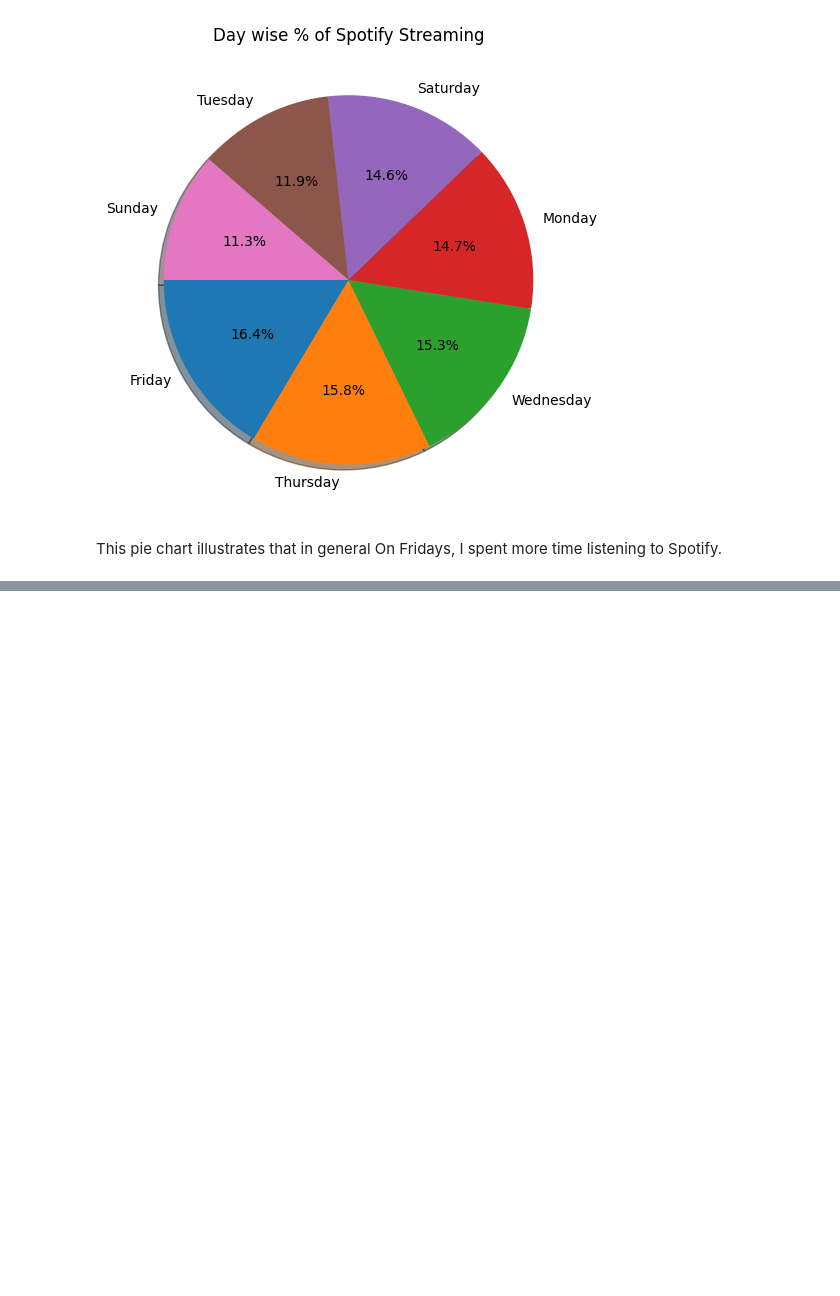
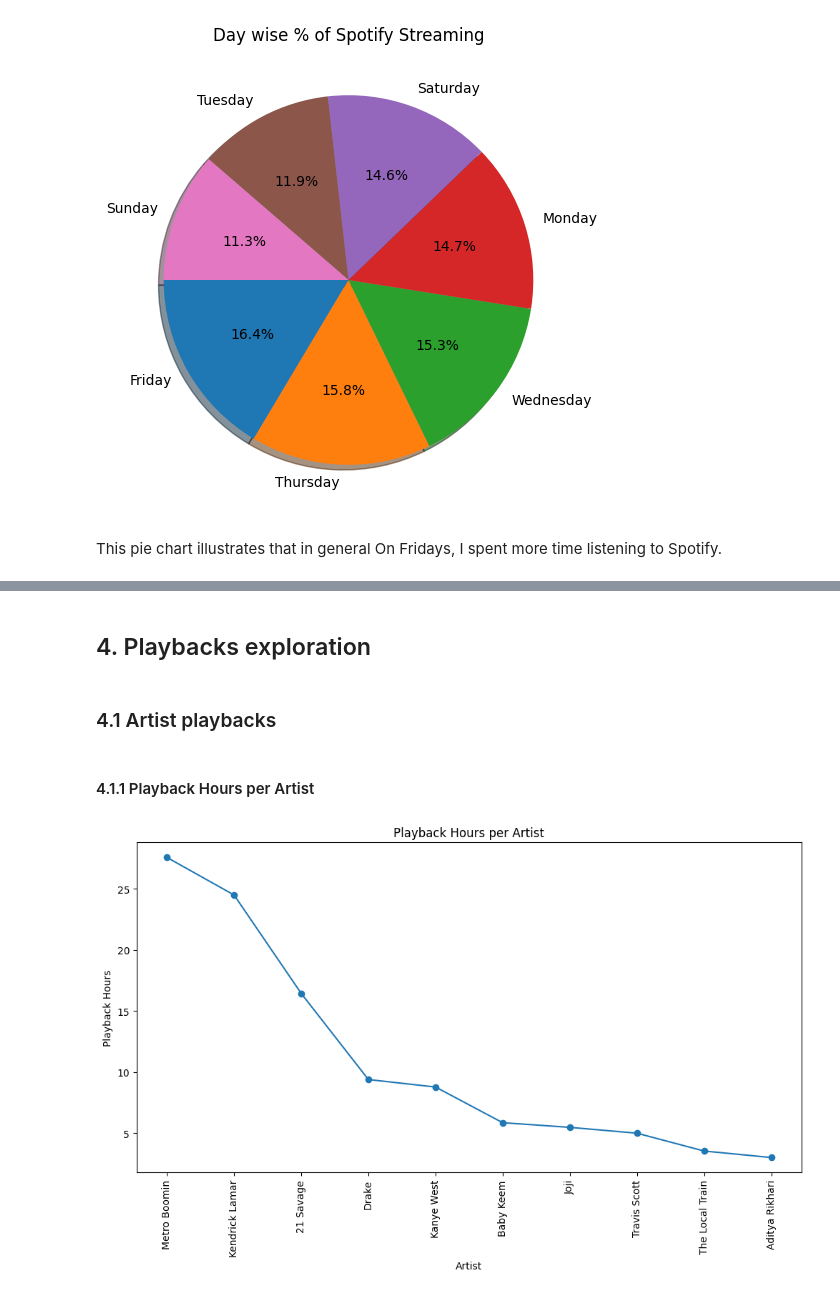
Before and after one commit to piyush-mk/SpotiStats, a Jupyter notebook: Notebook.ipynb, the cells around one changed output, grey strips where cells are left out. Saved outputs shown, nothing was run; the diff lists cells and outputs as text; code cells hidden in the pictures; blank space fills up the shorter version.

Commit message:
playback exploration

```diff
--- a/Notebook.ipynb
+++ b/Notebook.ipynb
@@ -256,0 +292,22 @@ This pie chart illustrates that in general On Fridays, I spent more time listeni
+# %% [markdown]
+## 4. Playbacks exploration
+# %% [markdown]
+### 4.1 Artist playbacks
+# %% [markdown]
+#### 4.1.1 Playback Hours per Artist
+# %%
+N = 10
+artist_df = spotify_stream_df.groupby('artistName')['Listening Time(Hours)'].sum().nlargest(N)
+
+plt.figure(figsize=(12,6))
+plt.plot(artist_df.index, artist_df.values, marker='o')
+
+plt.title('Playback Hours per Artist')
+plt.xlabel('Artist')
+plt.ylabel('Playback Hours')
+
+plt.xticks(rotation=90)
+
+plt.show()
+# %% [output]
+[figure, added]
```
Also changed, not shown: parts of 10 cells of this notebook.
